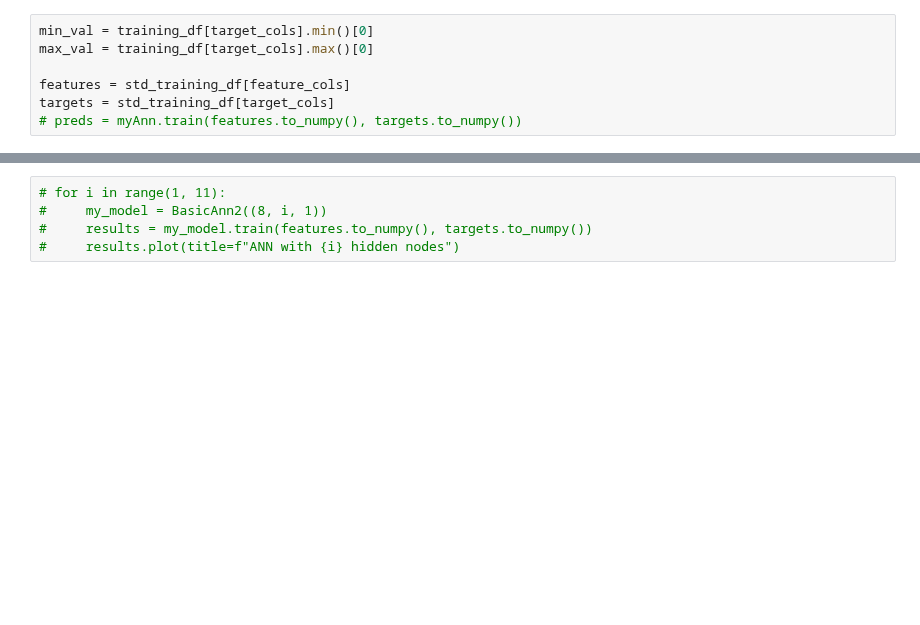
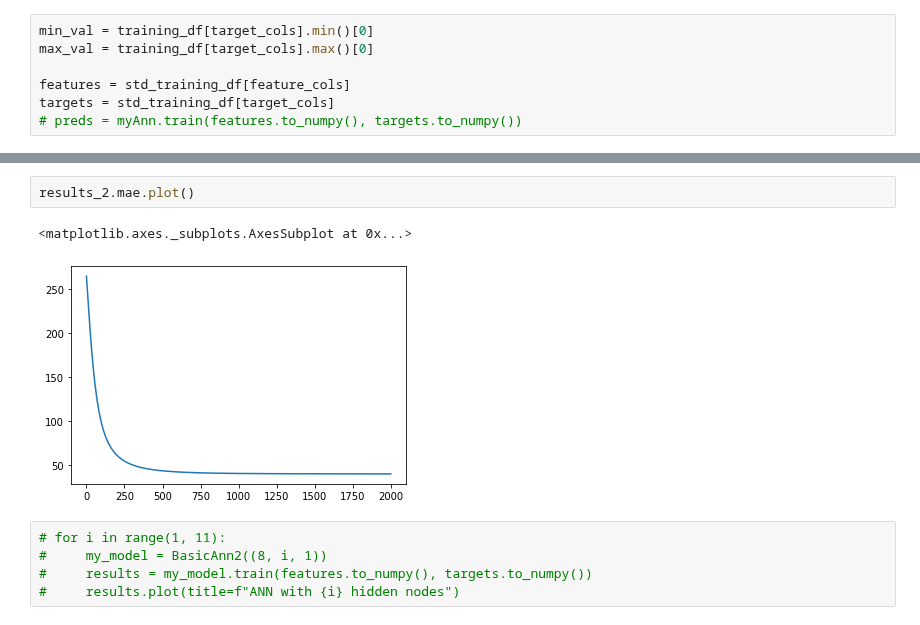
Before and after one commit to mhjp13/small-projects-ai, a Jupyter notebook: cob107/cw2/MLP-Models.ipynb, the cells around one changed output, grey strips where cells are left out. Saved outputs shown, nothing was run; the diff lists cells and outputs as text; blank space fills up the shorter version.

```diff
--- a/cob107/cw2/MLP-Models.ipynb
+++ b/cob107/cw2/MLP-Models.ipynb
@@ -198,3 +252,8 @@ performance = newAnn.train(features.to_numpy(), targets.to_numpy())
+# %%
+results_2.mae.plot()
+# %% [output]
+<matplotlib.axes._subplots.AxesSubplot at 0x...>
+[figure, added]
 # %%
 # for i in range(1, 11):
 #     my_model = BasicAnn2((8, i, 1))
```
Also changed, not shown: parts of 14 cells of this notebook.
